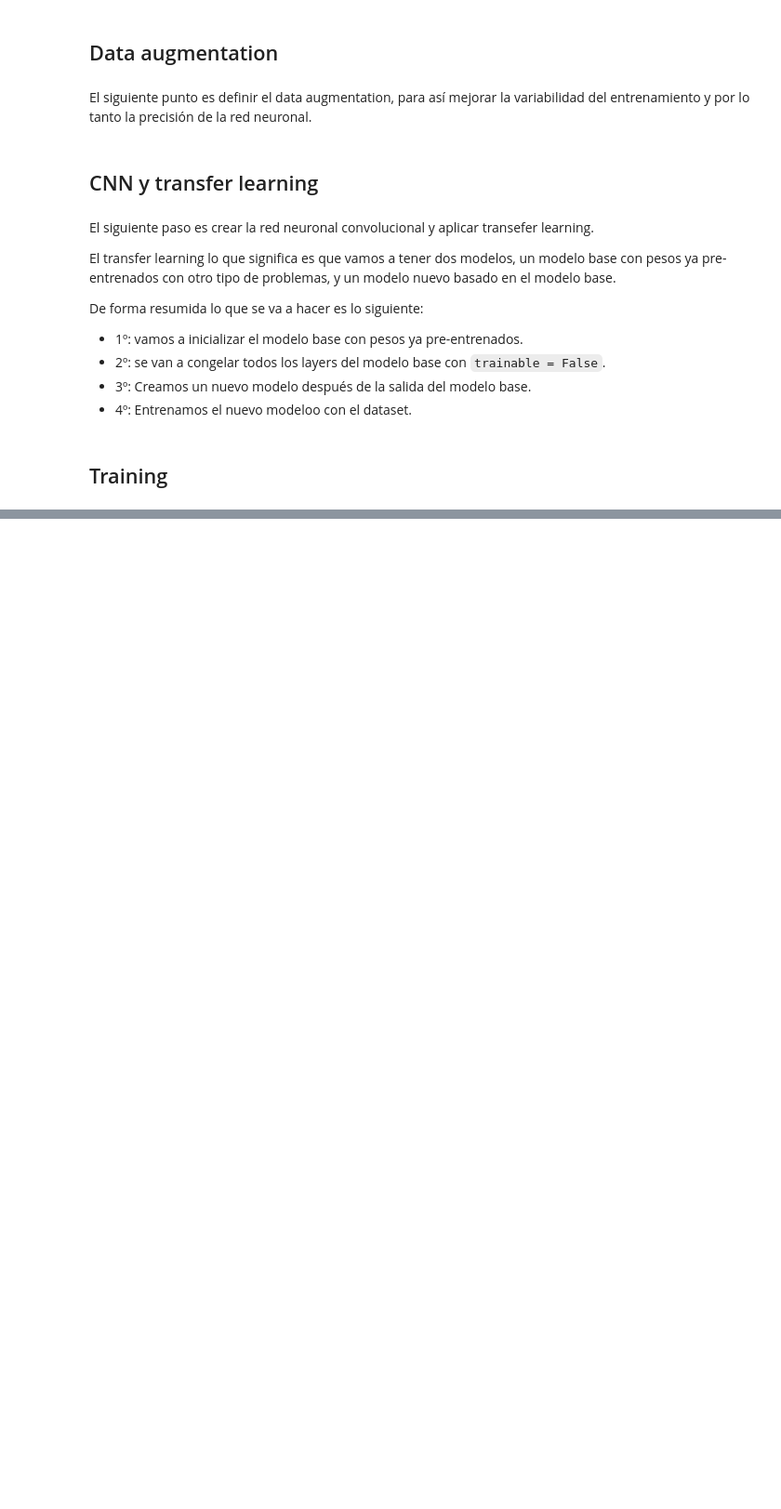
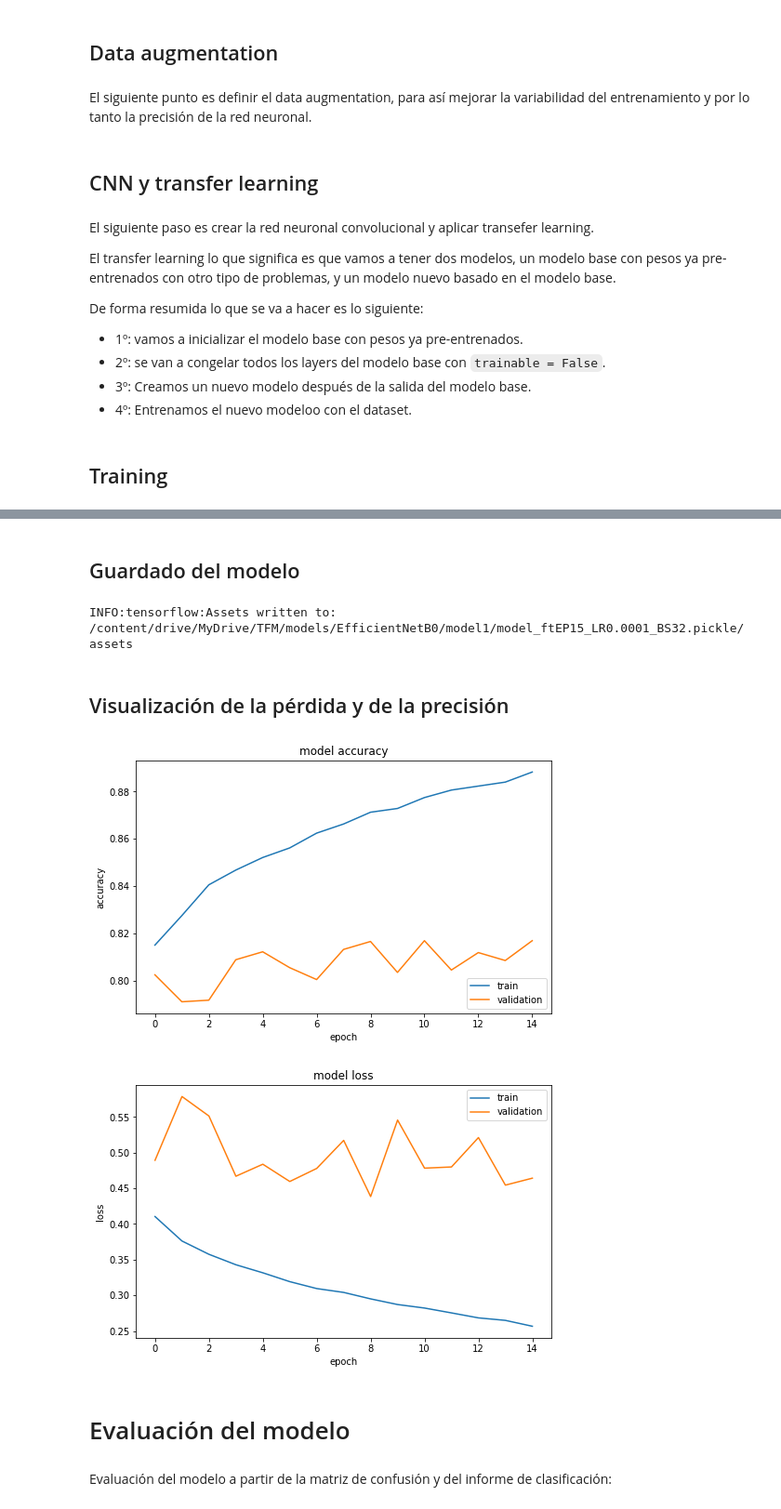
Before and after one commit to mariousm/Pneumonia-Detection, a Jupyter notebook: src/pneumonia_detection.ipynb, the cells around one changed output, grey strips where cells are left out. Shown at 93% size. Cells and saved outputs as stored; diff of their text form; code cells hidden in the pictures; blank space fills up the shorter version.

```diff
--- a/src/pneumonia_detection.ipynb
+++ b/src/pneumonia_detection.ipynb
@@ -446,0 +420,4 @@ ValueError: ignored
+# %%
+# CNN
+LEARNING_RATE_FT = 1e-4
+EPOCHS_FT = 15
@@ -446,0 +441,7 @@ ValueError: ignored
+# %%
+# Entrenamos la red
+history_ft = model.fit(
+    train_gen,
+    validation_data=valid_gen,
+    epochs=EPOCHS_FT,
+)
@@ -446,0 +466,8 @@ ValueError: ignored
+# %% [markdown]
+## Guardado del modelo
+# %%
+# Guardamos el modelo
+model_ft_save_path = "/content/drive/MyDrive/TFM/models/EfficientNetB0/model1/"  + "model_ft" + "EP" + str(EPOCHS_FT) + "_" + "LR" + str(LEARNING_RATE_FT) + "_" + "BS" + str(BATCH_SIZE) + '.pickle'
+model.save(model_ft_save_path)
+# %% [output]
+INFO:tensorflow:Assets written to: /content/drive/MyDrive/TFM/models/EfficientNetB0/model1/model_ftEP15_LR0.0001_BS32.pickle/assets
@@ -446,0 +477,12 @@ ValueError: ignored
+# %% [markdown]
+## Visualización de la pérdida y de la precisión
+# %%
+show_accuracy(history_ft.history)
+show_loss(history_ft.history)
+# %% [output]
+[figure, added]
+[figure, added]
+# %% [markdown]
+# Evaluación del modelo
+# %% [markdown]
+Evaluación del modelo a partir de la matriz de confusión y del informe de clasificación:
```
Also changed, not shown: parts of 29 cells of this notebook.
